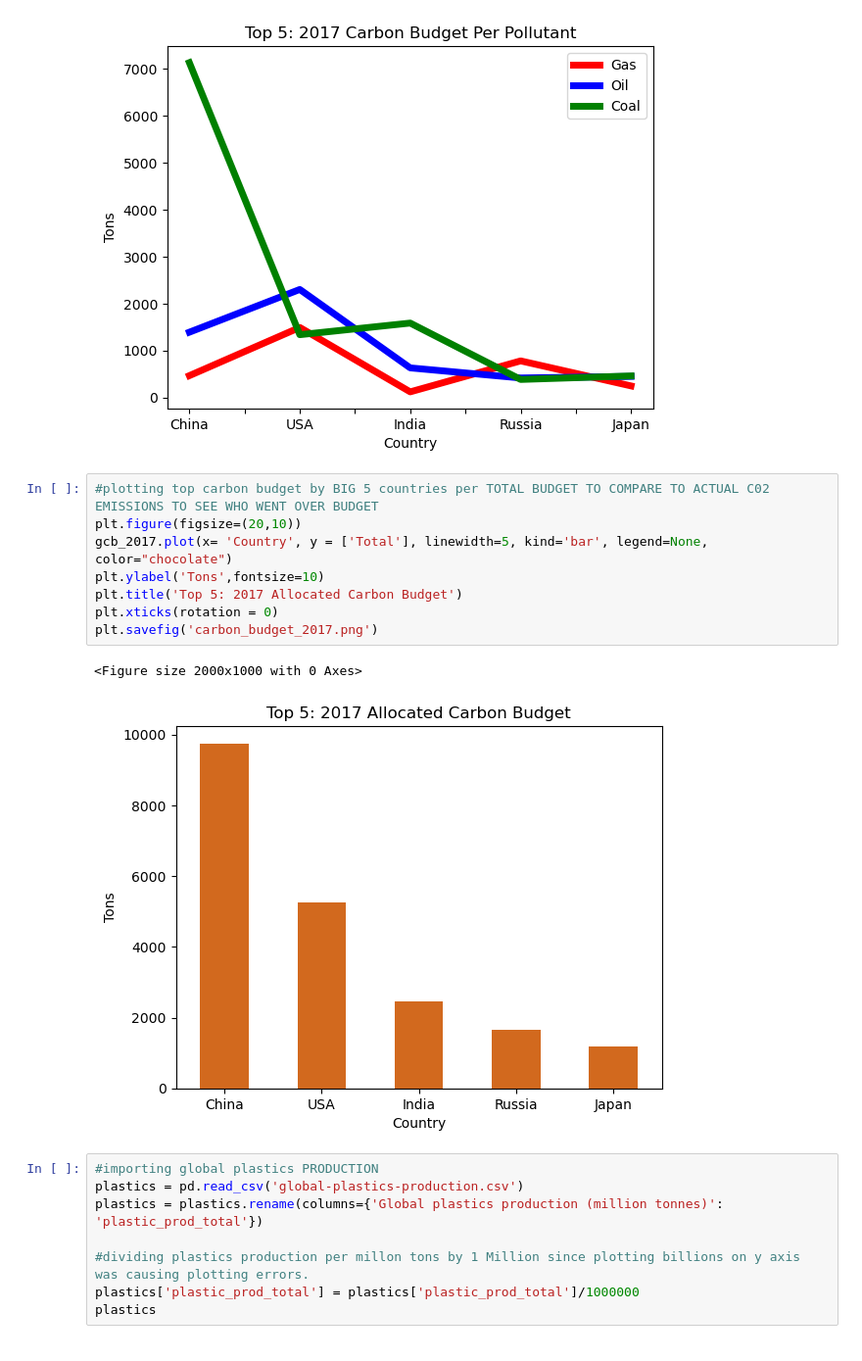
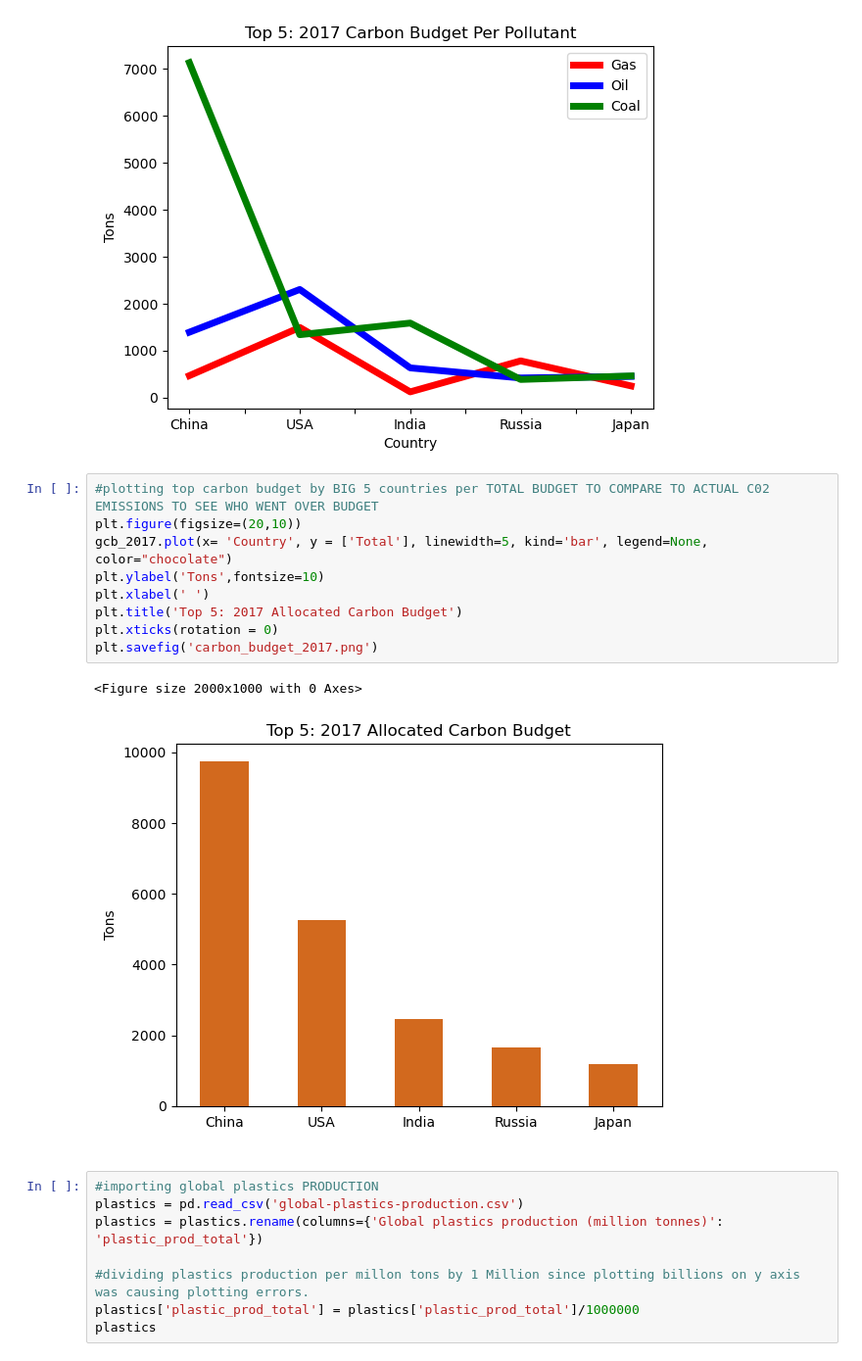
Before and after one commit to treybourgeois/nss_capstone_2021, a Jupyter notebook: data2/capstone_notebook.ipynb, the cells around one changed output. Shown at 98% size. Drawn from its saved outputs; the diff is of its cells as text.

```diff
--- a/data2/capstone_notebook.ipynb
+++ b/data2/capstone_notebook.ipynb
@@ -396,14 +396,15 @@ plt.savefig('budget_per_pollutant.png')
 # %%
 #plotting top carbon budget by BIG 5 countries per TOTAL BUDGET TO COMPARE TO ACTUAL C02 EMISSIONS TO SEE WHO WENT OVER BUDGET
 plt.figure(figsize=(20,10))
 gcb_2017.plot(x= 'Country', y = ['Total'], linewidth=5, kind='bar', legend=None, color="chocolate")
 plt.ylabel('Tons',fontsize=10)
+plt.xlabel(' ')
 plt.title('Top 5: 2017 Allocated Carbon Budget')
 plt.xticks(rotation = 0)
 plt.savefig('carbon_budget_2017.png')
 # %% [output]
 <Figure size 2000x1000 with 0 Axes>
-[figure, old version]
+[figure, new version]
 # %%
 #importing global plastics PRODUCTION
 plastics = pd.read_csv('global-plastics-production.csv')
```
Also changed, not shown: parts of 3 cells of this notebook, 11 other files.
